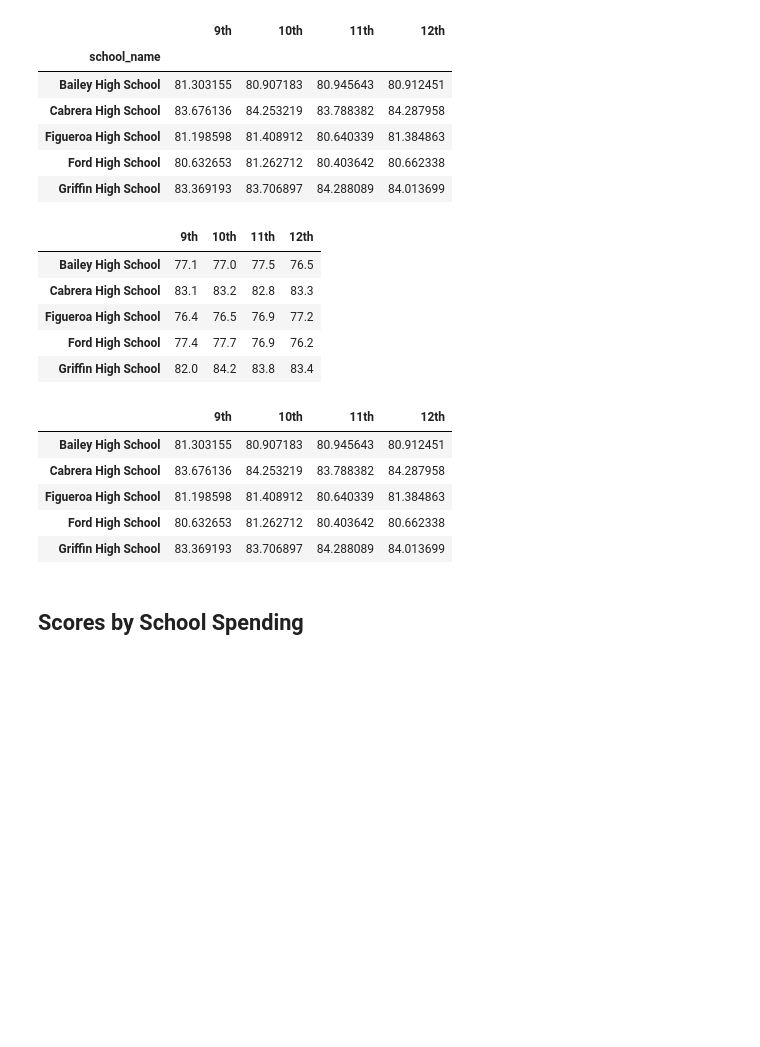
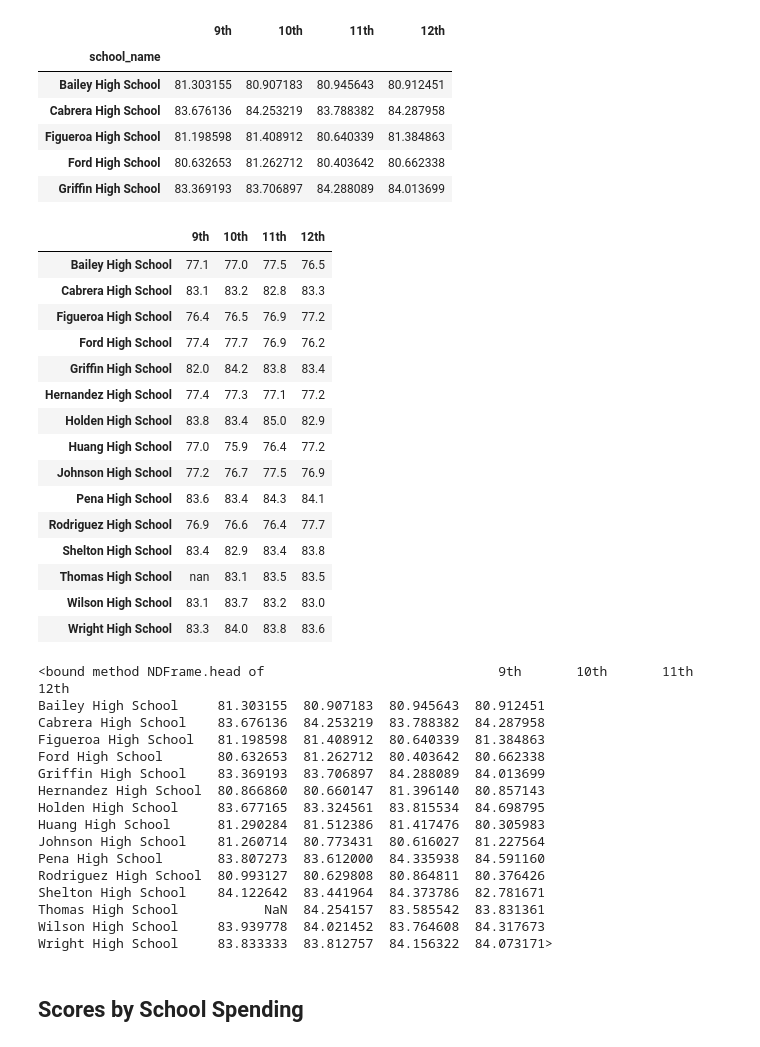
Before and after one commit to verosfbay/School_District_Analysis, a Jupyter notebook: PyCitySchools_Challenge.ipynb, the cells around one changed output. Drawn from its saved outputs; the diff is of its cells as text; code cells hidden in the pictures; blank space fills up the shorter version.

```diff
--- a/PyCitySchools_Challenge.ipynb
+++ b/PyCitySchools_Challenge.ipynb
@@ -487,29 +487,49 @@ math_scores_by_grade["12th"] = math_scores_by_grade["12th"].map("{:.1f}".format)
 # %%
 # Remove the index.
 math_scores_by_grade.index.name = None
 
 # Display the data frame
-math_scores_by_grade.head()
+math_scores_by_grade
 # %% [output]
 |  | 9th | 10th | 11th | 12th |
 | Bailey High School | 77.1 | 77.0 | 77.5 | 76.5 |
 | Cabrera High School | 83.1 | 83.2 | 82.8 | 83.3 |
 | Figueroa High School | 76.4 | 76.5 | 76.9 | 77.2 |
 | Ford High School | 77.4 | 77.7 | 76.9 | 76.2 |
 | Griffin High School | 82.0 | 84.2 | 83.8 | 83.4 |
+| Hernandez High School | 77.4 | 77.3 | 77.1 | 77.2 |
+| Holden High School | 83.8 | 83.4 | 85.0 | 82.9 |
+| Huang High School | 77.0 | 75.9 | 76.4 | 77.2 |
+| Johnson High School | 77.2 | 76.7 | 77.5 | 76.9 |
+| Pena High School | 83.6 | 83.4 | 84.3 | 84.1 |
+| Rodriguez High School | 76.9 | 76.6 | 76.4 | 77.7 |
+| Shelton High School | 83.4 | 82.9 | 83.4 | 83.8 |
+| Thomas High School | nan | 83.1 | 83.5 | 83.5 |
+| Wilson High School | 83.1 | 83.7 | 83.2 | 83.0 |
+| Wright High School | 83.3 | 84.0 | 83.8 | 83.6 |
 # %%
 ## Remove the index.
 reading_scores_by_grade.index.name = None
 
 # Display the data frame
-reading_scores_by_grade.head()
+reading_scores_by_grade.head
 # %% [output]
-|  | 9th | 10th | 11th | 12th |
-| Bailey High School | 81.303155 | 80.907183 | 80.945643 | 80.912451 |
-| Cabrera High School | 83.676136 | 84.253219 | 83.788382 | 84.287958 |
-| Figueroa High School | 81.198598 | 81.408912 | 80.640339 | 81.384863 |
-| Ford High School | 80.632653 | 81.262712 | 80.403642 | 80.662338 |
-| Griffin High School | 83.369193 | 83.706897 | 84.288089 | 84.013699 |
+<bound method NDFrame.head of                              9th       10th       11th       12th
+Bailey High School     81.303155  80.907183  80.945643  80.912451
+Cabrera High School    83.676136  84.253219  83.788382  84.287958
+Figueroa High School   81.198598  81.408912  80.640339  81.384863
+Ford High School       80.632653  81.262712  80.403642  80.662338
+Griffin High School    83.369193  83.706897  84.288089  84.013699
+Hernandez High School  80.866860  80.660147  81.396140  80.857143
+Holden High School     83.677165  83.324561  83.815534  84.698795
+Huang High School      81.290284  81.512386  81.417476  80.305983
+Johnson High School    81.260714  80.773431  80.616027  81.227564
+Pena High School       83.807273  83.612000  84.335938  84.591160
+Rodriguez High School  80.993127  80.629808  80.864811  80.376426
+Shelton High School    84.122642  83.441964  84.373786  82.781671
+Thomas High School           NaN  84.254157  83.585542  83.831361
+Wilson High School     83.939778  84.021452  83.764608  84.317673
+Wright High School     83.833333  83.812757  84.156322  84.073171>
 # %% [markdown]
 ## Scores by School Spending
 # %%
```
Also changed, not shown: parts of 9 cells of this notebook, 1 other file.
